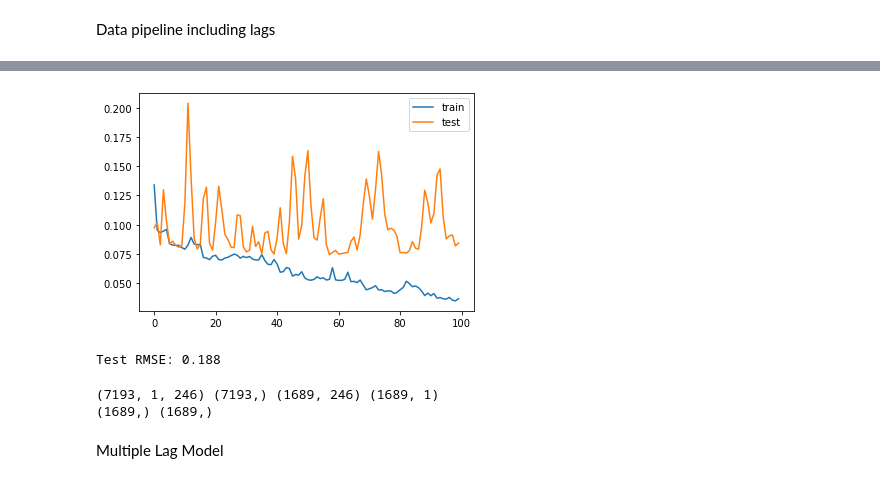
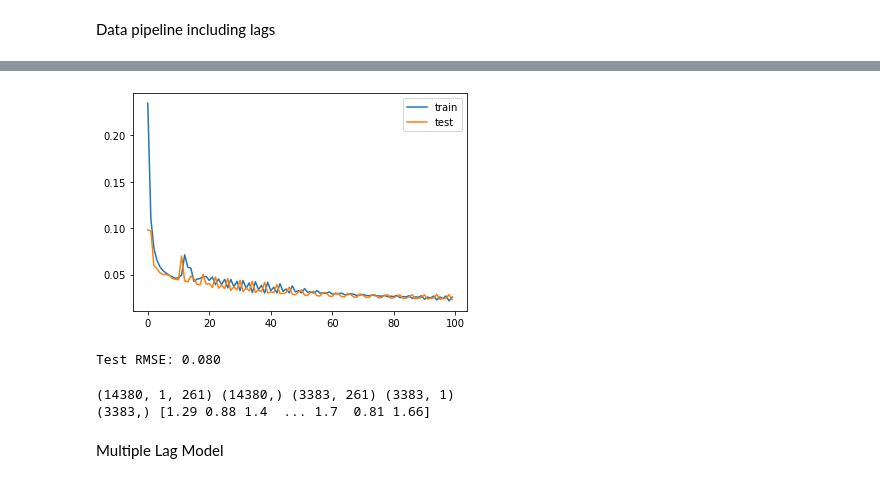
Before and after one commit to davidmcbee/Health_and_Avocados, a Jupyter notebook: ML_models/LSTM_Multivariate_Prices_climate.ipynb, the cells around one changed output, grey strips where cells are left out. Saved outputs shown, nothing was run; the diff lists cells and outputs as text; code cells hidden in the pictures.

Commit message:
improvements to model and updated readme

```diff
--- a/ML_models/LSTM_Multivariate_Prices_climate.ipynb
+++ b/ML_models/LSTM_Multivariate_Prices_climate.ipynb
@@ -213,6 +255,6 @@ lstmconv_df.head()
 # %%
 # dropping columns to improve score
 prices_df = prices_df.drop(['phdi','zndx', 'pmdi', 'cdd', 'sp01', 'sp02', 'sp03', 'sp06', 'sp09',
-       'sp12', 'sp24','tmin', 'tmax'],axis=1)
+       'sp12', 'sp24','tmin', 'tmax',],axis=1)
 prices_df.head()
 # %% [output]
@@ -225,3 +267,7 @@ prices_df.head()
+# %%
+lstmconv_df['date'] = [d.strftime('%Y/%m/%d') for d in lstmconv_df.date]
+prices_df['date'] = [d.strftime('%Y/%m/%d') for d in prices_df.date]
+lstmorg_df['date'] = [d.strftime('%Y/%m/%d') for d in lstmorg_df.date]
 # %%
 lstmconv_df.reset_index(drop=True, inplace=True)
 prices_df.reset_index(drop=True, inplace=True)
@@ -314 +338,17 @@ print(train_X_no_timesteps.shape)
+# %%
+
+# Reframe as supervised learning
+reframed = series_to_supervised(scaled, 1, 1)
+# drop columns we don't want to predict
+reframed.drop(reframed.iloc[:, 262:,], axis=1, inplace=True)
+reframed.drop(reframed.index[0], inplace=True)
+# %%
+# split into train and test sets
+value = reframed
+n_train = 14380 # 2017 through 2019
+train = value[:n_train].values
+test = value[n_train:].values
+train_X, train_y = train[:, :-1], train[:, 0]
+train_X_no_timesteps = train[:, :-1]
+test_X, test_y = test[:, :-1], test[:, 0]
 # %% [markdown]
@@ -316,11 +379,6 @@ Instanciate and fit LSTM model with one lag
 # %%
-# design network
-model = Sequential()
-model.add(LSTM(100, input_shape=(train_X.shape[1], train_X.shape[2])))
-model.add(Dense(1))
-model.compile(loss='mae', optimizer='adam')
 # fit network
-history = model.fit(train_X, train_y, epochs=100, batch_size=50, validation_data=(test_X, test_y), verbose=2, shuffle=False)
+history = model.fit(train_X, train_y, epochs=100, batch_size=1000, validation_data=(test_X, test_y), verbose=2, shuffle=False)
 # plot history
 plt.plot(history.history['loss'], label='train')
 plt.plot(history.history['val_loss'], label='test')
@@ -342,8 +400,4 @@ test_y = test_y.reshape((len(
 inv_y = concatenate((test_y, test_X[:, 1:]), axis=1)
 inv_y = scaler.inverse_transform(inv_y)
 inv_y = inv_y[:,0]
-
-# calculate RMSE
-rmse = sqrt(mean_squared_error(inv_y, inv_yhat))
-print('Test RMSE: %.3f' % rmse)
 # %% [output]
@@ -367,11 +421,16 @@ Epoch 100/100
-[figure, old version]
+[figure, new version]
-Test RMSE: 0.188
+# %%
+# calculate RMSE
+rmse = sqrt(mean_squared_error(inv_y, inv_yhat))
+print('Test RMSE: %.3f' % rmse)
+# %% [output]
+Test RMSE: 0.080
 # %%
 print(train_X.shape, train_y.shape, test_X.shape, test_y.shape)
-print(inv_yhat.shape,inv_y.shape )
+print(inv_yhat.shape,inv_y )
 # %% [output]
-(7193, 1, 246) (7193,) (1689, 246) (1689, 1)
-(1689,) (1689,)
+(14380, 1, 261) (14380,) (3383, 261) (3383, 1)
+(3383,) [1.29 0.88 1.4  ... 1.7  0.81 1.66]
 # %% [markdown]
 Multiple Lag Model
 # %%
```
Also changed, not shown: parts of 28 cells of this notebook, 10 other files.
